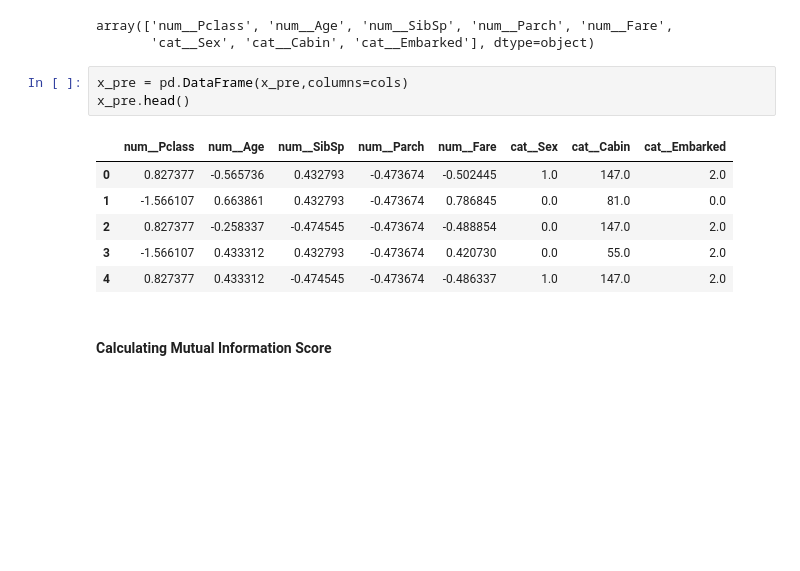
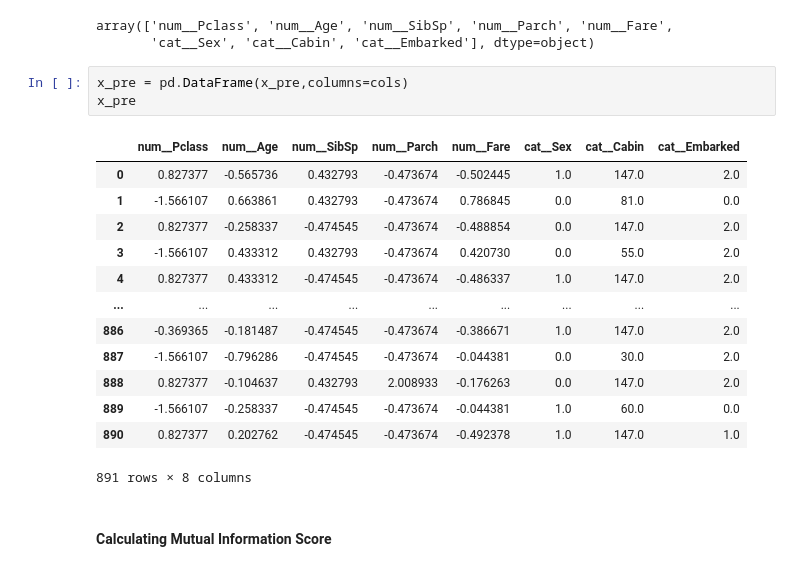
Before and after one commit to Brinda85/Code-Repo, a Jupyter notebook: Feature Selection/Feature_selection.ipynb, the cells around one changed output. Cells and saved outputs as stored; diff of their text form; blank space fills up the shorter version.

```diff
--- a/Feature Selection/Feature_selection.ipynb
+++ b/Feature Selection/Feature_selection.ipynb
@@ -162,14 +162,21 @@ array(['num__Pclass', 'num__Age', 'num__SibSp', 'num__Parch', 'num__Fare',
        'cat__Sex', 'cat__Cabin', 'cat__Embarked'], dtype=object)
 # %%
 x_pre = pd.DataFrame(x_pre,columns=cols)
-x_pre.head()
+x_pre
 # %% [output]
 |  | num__Pclass | num__Age | num__SibSp | num__Parch | num__Fare | cat__Sex | cat__Cabin | cat__Embarked |
 | 0 | 0.827377 | -0.565736 | 0.432793 | -0.473674 | -0.502445 | 1.0 | 147.0 | 2.0 |
 | 1 | -1.566107 | 0.663861 | 0.432793 | -0.473674 | 0.786845 | 0.0 | 81.0 | 0.0 |
 | 2 | 0.827377 | -0.258337 | -0.474545 | -0.473674 | -0.488854 | 0.0 | 147.0 | 2.0 |
 | 3 | -1.566107 | 0.433312 | 0.432793 | -0.473674 | 0.420730 | 0.0 | 55.0 | 2.0 |
 | 4 | 0.827377 | 0.433312 | -0.474545 | -0.473674 | -0.486337 | 1.0 | 147.0 | 2.0 |
+| ... | ... | ... | ... | ... | ... | ... | ... | ... |
+| 886 | -0.369365 | -0.181487 | -0.474545 | -0.473674 | -0.386671 | 1.0 | 147.0 | 2.0 |
+| 887 | -1.566107 | -0.796286 | -0.474545 | -0.473674 | -0.044381 | 0.0 | 30.0 | 2.0 |
+| 888 | 0.827377 | -0.104637 | 0.432793 | 2.008933 | -0.176263 | 0.0 | 147.0 | 2.0 |
+| 889 | -1.566107 | -0.258337 | -0.474545 | -0.473674 | -0.044381 | 1.0 | 60.0 | 0.0 |
+| 890 | 0.827377 | 0.202762 | -0.474545 | -0.473674 | -0.492378 | 1.0 | 147.0 | 1.0 |
+891 rows × 8 columns
 # %% [markdown]
 #### Calculating Mutual Information Score
 # %%
```
Also changed, not shown: parts of 28 cells of this notebook, 10 other files.
